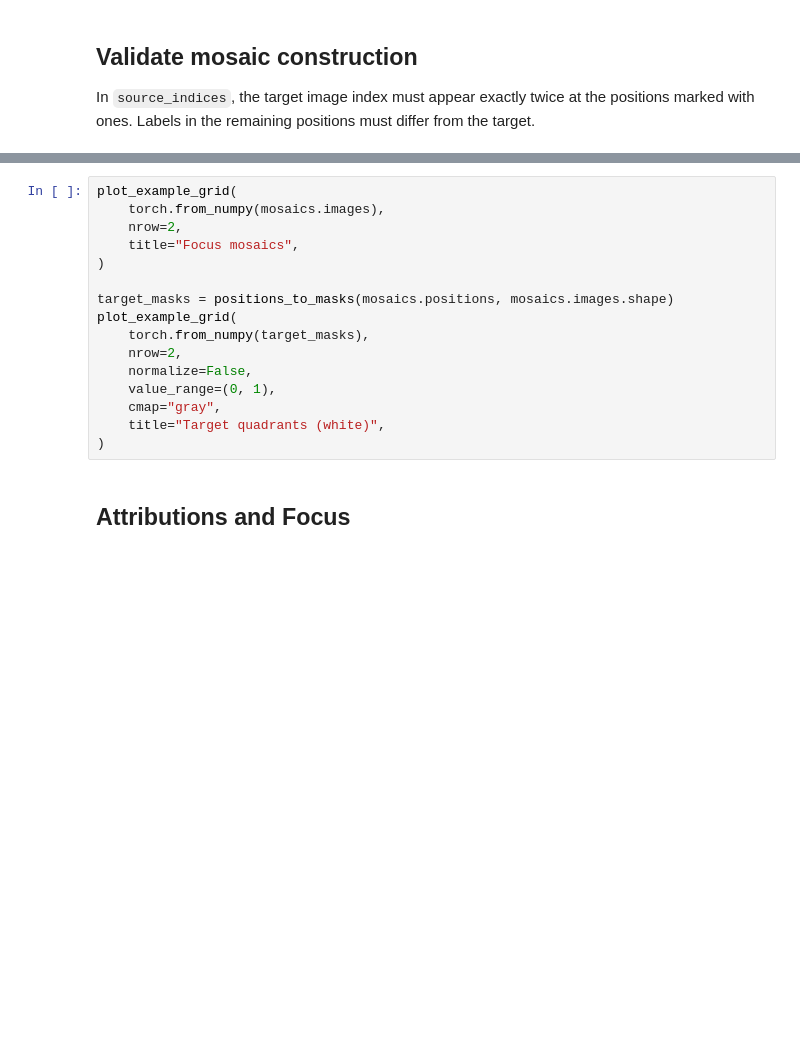
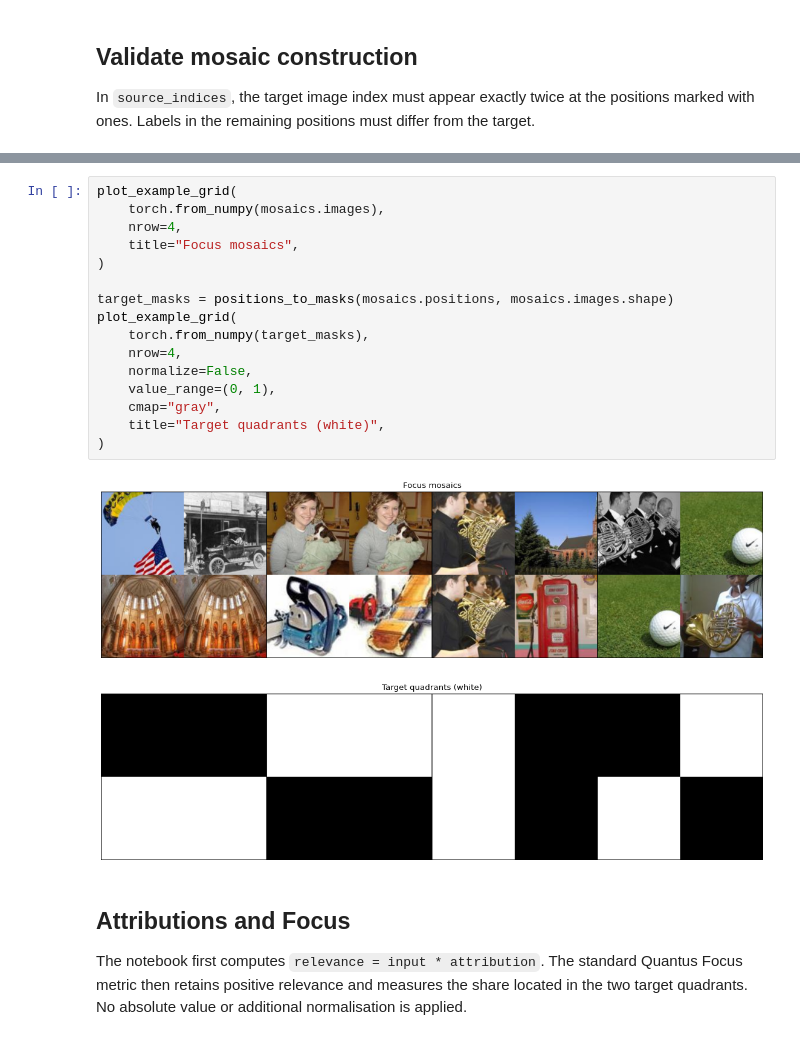
Before and after one commit to 314-Foundation/SemanticPullbacks, a Jupyter notebook: notebooks/focus.ipynb, the cells around one changed output, grey strips where cells are left out. Cells and saved outputs as stored; diff of their text form; blank space fills up the shorter version.

Commit message:
improve focus

```diff
--- a/notebooks/focus.ipynb
+++ b/notebooks/focus.ipynb
@@ -116,19 +137,24 @@ display(metadata_df)
 # %%
 plot_example_grid(
     torch.from_numpy(mosaics.images),
-    nrow=2,
+    nrow=4,
     title="Focus mosaics",
 )
 
 target_masks = positions_to_masks(mosaics.positions, mosaics.images.shape)
 plot_example_grid(
     torch.from_numpy(target_masks),
-    nrow=2,
+    nrow=4,
     normalize=False,
     value_range=(0, 1),
     cmap="gray",
     title="Target quadrants (white)",
 )
+# %% [output]
+[figure, added]
+[figure, added]
 # %% [markdown]
 ## Attributions and Focus
+
+The notebook first computes `relevance = input * attribution`. The standard Quantus Focus metric then retains positive relevance and measures the share located in the two target quadrants. No absolute value or additional normalisation is applied.
 # %%
```
Also changed, not shown: parts of 10 cells of this notebook, 2 other files.
